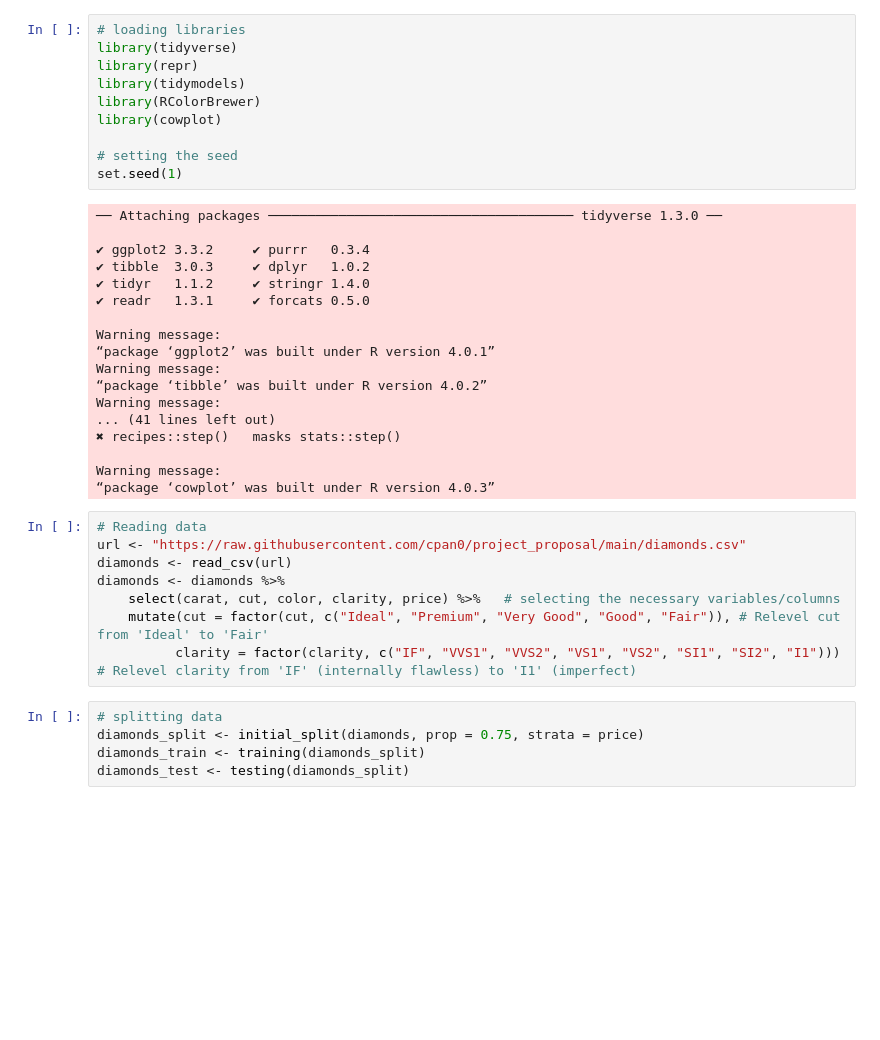
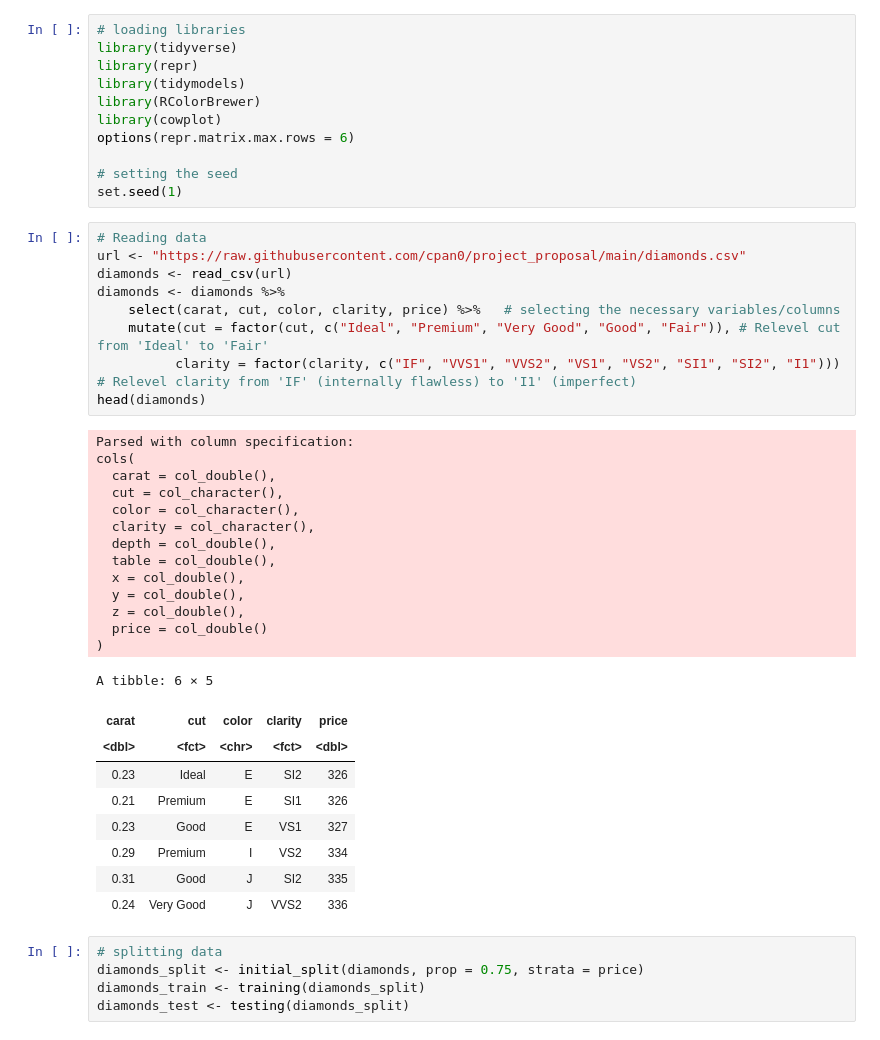
Before and after one commit to cpan0/dsci100-project, a Jupyter notebook: analysis.ipynb, the cells around one changed output. Drawn from its saved outputs; the diff is of its cells as text; blank space fills up the shorter version.

```diff
--- a/analysis.ipynb
+++ b/analysis.ipynb
@@ -5,35 +5,42 @@ library(repr)
 library(tidymodels)
 library(RColorBrewer)
 library(cowplot)
+options(repr.matrix.max.rows = 6)
 
 # setting the seed
 set.seed(1)
-# %% [output]
-── Attaching packages ─────────────────────────────────────── tidyverse 1.3.0 ──
-
-✔ ggplot2 3.3.2     ✔ purrr   0.3.4
-✔ tibble  3.0.3     ✔ dplyr   1.0.2
-✔ tidyr   1.1.2     ✔ stringr 1.4.0
-✔ readr   1.3.1     ✔ forcats 0.5.0
-
-Warning message:
-“package ‘ggplot2’ was built under R version 4.0.1”
-Warning message:
-“package ‘tibble’ was built under R version 4.0.2”
-Warning message:
-... (41 lines left out)
-✖ recipes::step()   masks stats::step()
-
-Warning message:
-“package ‘cowplot’ was built under R version 4.0.3”
 # %%
 # Reading data
 url <- "https://raw.githubusercontent.com/cpan0/project_proposal/main/diamonds.csv"
 diamonds <- read_csv(url)
 diamonds <- diamonds %>%
     select(carat, cut, color, clarity, price) %>%   # selecting the necessary variables/columns
     mutate(cut = factor(cut, c("Ideal", "Premium", "Very Good", "Good", "Fair")), # Relevel cut from 'Ideal' to 'Fair'
           clarity = factor(clarity, c("IF", "VVS1", "VVS2", "VS1", "VS2", "SI1", "SI2", "I1"))) # Relevel clarity from 'IF' (internally flawless) to 'I1' (imperfect)
+head(diamonds)
+# %% [output]
+Parsed with column specification:
+cols(
+  carat = col_double(),
+  cut = col_character(),
+  color = col_character(),
+  clarity = col_character(),
+  depth = col_double(),
+  table = col_double(),
+  x = col_double(),
+  y = col_double(),
+  z = col_double(),
+  price = col_double()
+)
+A tibble: 6 × 5
+| carat | cut | color | clarity | price |
+| <dbl> | <fct> | <chr> | <fct> | <dbl> |
+| 0.23 | Ideal | E | SI2 | 326 |
+| 0.21 | Premium | E | SI1 | 326 |
+| 0.23 | Good | E | VS1 | 327 |
+| 0.29 | Premium | I | VS2 | 334 |
+| 0.31 | Good | J | SI2 | 335 |
+| 0.24 | Very Good | J | VVS2 | 336 |
 # %%
 # splitting data
 diamonds_split <- initial_split(diamonds, prop = 0.75, strata = price)
```
Also changed, not shown: parts of 5 cells of this notebook.
